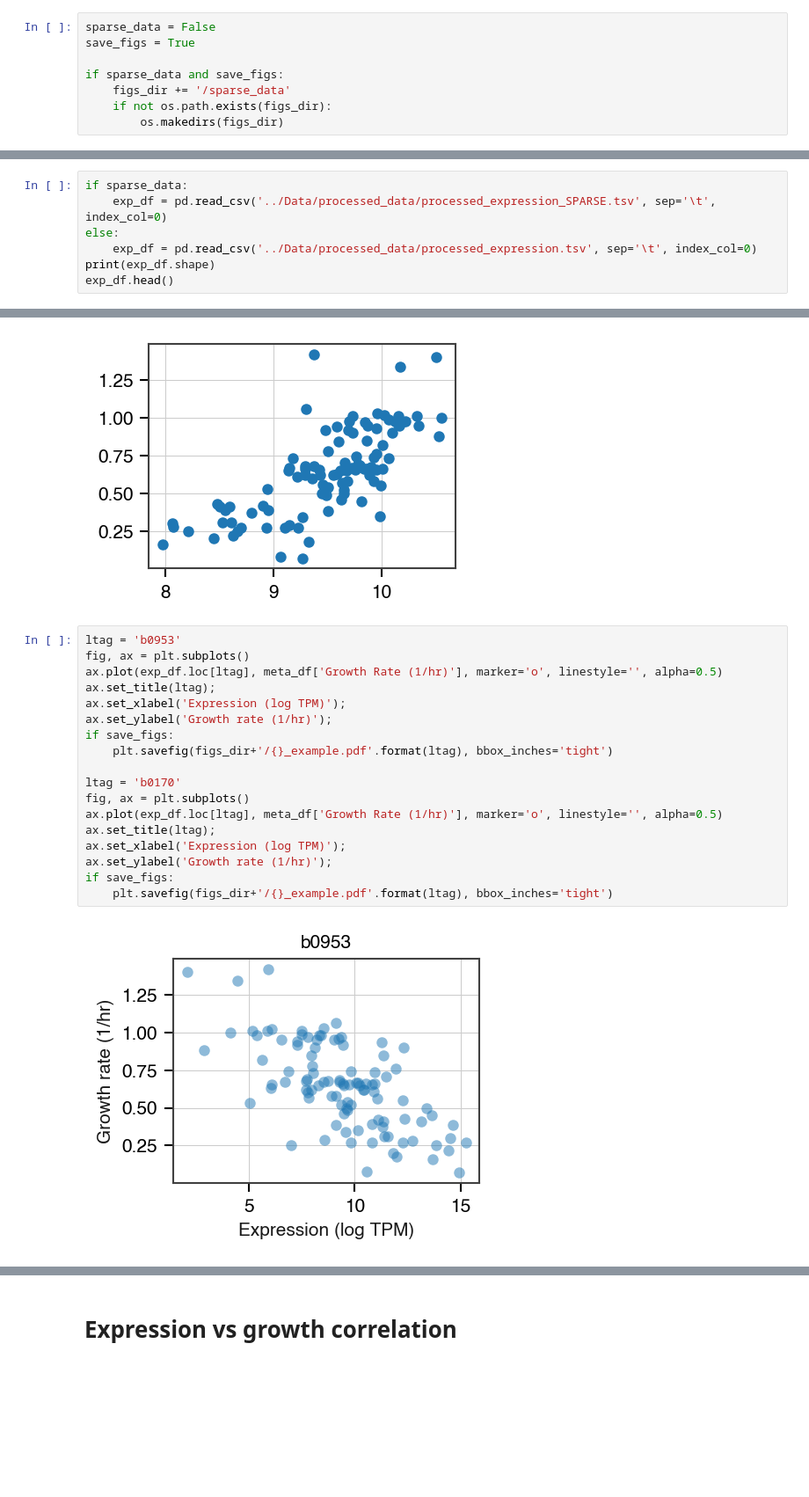
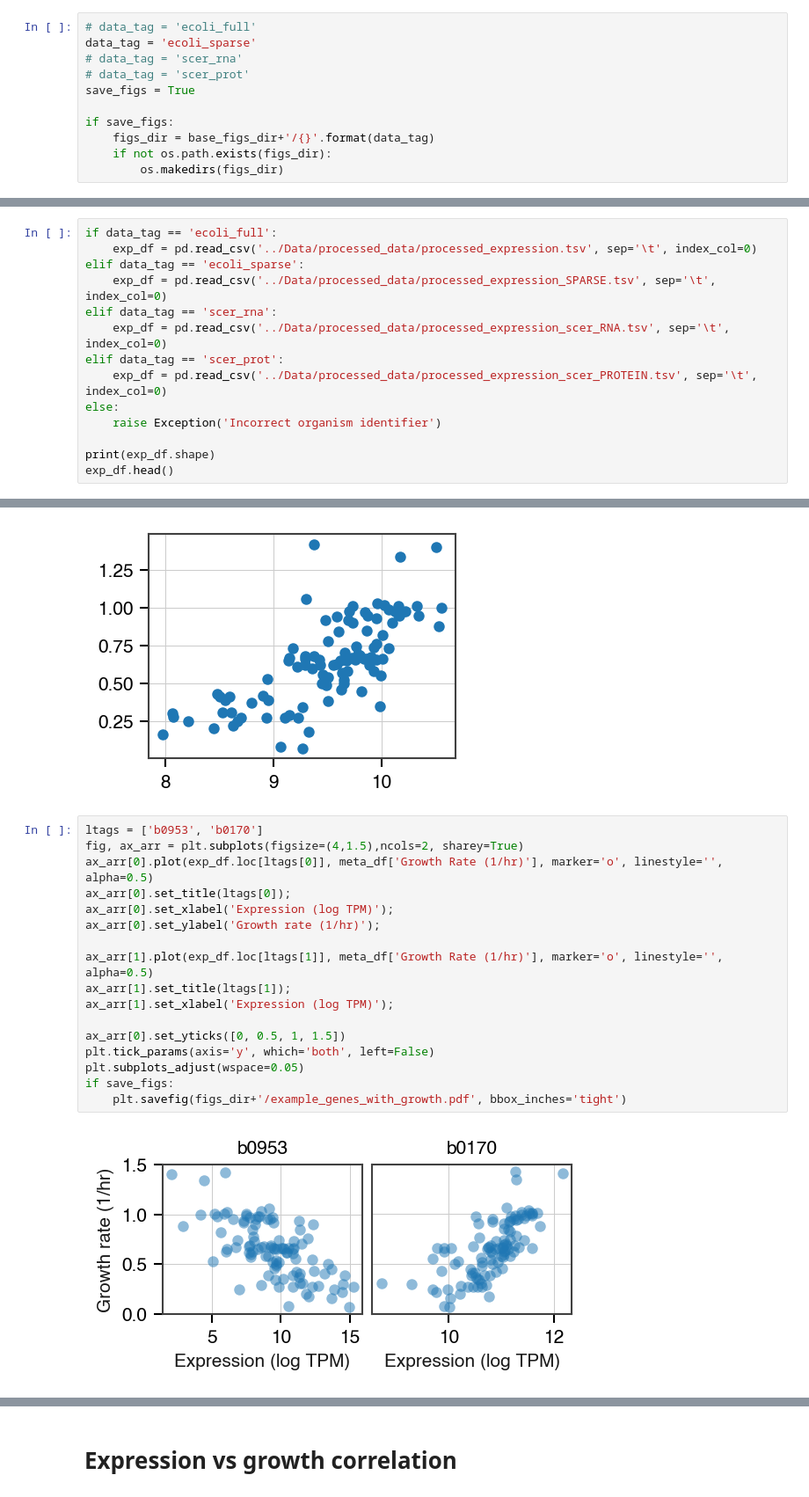
Before and after one commit to adamhockenberry/Growth-expression-translation, a Jupyter notebook: Code/4-explore_expression_and_growth.ipynb, the cells around one changed output, grey strips where cells are left out. Shown at 88% size. Saved outputs shown, nothing was run; the diff lists cells and outputs as text; blank space fills up the shorter version.

```diff
--- a/Code/4-explore_expression_and_growth.ipynb
+++ b/Code/4-explore_expression_and_growth.ipynb
@@ -25,9 +26,12 @@ The `sparse_data` flag refers to whether I want to use the "full" dataset of gen
 # %%
-sparse_data = False
+# data_tag = 'ecoli_full'
+data_tag = 'ecoli_sparse'
+# data_tag = 'scer_rna'
+# data_tag = 'scer_prot'
 save_figs = True
 
-if sparse_data and save_figs:
-    figs_dir += '/sparse_data'
+if save_figs:
+    figs_dir = base_figs_dir+'/{}'.format(data_tag)
     if not os.path.exists(figs_dir):
         os.makedirs(figs_dir)
 # %% [markdown]
@@ -50,9 +61,16 @@ meta_df.head()
 5 rows × 27 columns
 # %%
-if sparse_data:
+if data_tag == 'ecoli_full':
+    exp_df = pd.read_csv('../Data/processed_data/processed_expression.tsv', sep='\t', index_col=0)
+elif data_tag == 'ecoli_sparse':
     exp_df = pd.read_csv('../Data/processed_data/processed_expression_SPARSE.tsv', sep='\t', index_col=0)
+elif data_tag == 'scer_rna':
+    exp_df = pd.read_csv('../Data/processed_data/processed_expression_scer_RNA.tsv', sep='\t', index_col=0)
+elif data_tag == 'scer_prot':
+    exp_df = pd.read_csv('../Data/processed_data/processed_expression_scer_PROTEIN.tsv', sep='\t', index_col=0)
 else:
-    exp_df = pd.read_csv('../Data/processed_data/processed_expression.tsv', sep='\t', index_col=0)
+    raise Exception('Incorrect organism identifier')
+
 print(exp_df.shape)
 exp_df.head()
 # %% [output]
@@ -431,22 +459,21 @@ b2780 9.504768951630112
 [figure]
 [figure]
 # %%
-ltag = 'b0953'
-fig, ax = plt.subplots()
-ax.plot(exp_df.loc[ltag], meta_df['Growth Rate (1/hr)'], marker='o', linestyle='', alpha=0.5)
-ax.set_title(ltag);
-ax.set_xlabel('Expression (log TPM)');
-ax.set_ylabel('Growth rate (1/hr)');
+ltags = ['b0953', 'b0170']
+fig, ax_arr = plt.subplots(figsize=(4,1.5),ncols=2, sharey=True)
+ax_arr[0].plot(exp_df.loc[ltags[0]], meta_df['Growth Rate (1/hr)'], marker='o', linestyle='', alpha=0.5)
+ax_arr[0].set_title(ltags[0]);
+ax_arr[0].set_xlabel('Expression (log TPM)');
+ax_arr[0].set_ylabel('Growth rate (1/hr)');
+
+ax_arr[1].plot(exp_df.loc[ltags[1]], meta_df['Growth Rate (1/hr)'], marker='o', linestyle='', alpha=0.5)
+ax_arr[1].set_title(ltags[1]);
+ax_arr[1].set_xlabel('Expression (log TPM)');
+
+ax_arr[0].set_yticks([0, 0.5, 1, 1.5])
+plt.tick_params(axis='y', which='both', left=False)
+plt.subplots_adjust(wspace=0.05)
 if save_figs:
-    plt.savefig(figs_dir+'/{}_example.pdf'.format(ltag), bbox_inches='tight')
-
-ltag = 'b0170'
-fig, ax = plt.subplots()
-ax.plot(exp_df.loc[ltag], meta_df['Growth Rate (1/hr)'], marker='o', linestyle='', alpha=0.5)
-ax.set_title(ltag);
-ax.set_xlabel('Expression (log TPM)');
-ax.set_ylabel('Growth rate (1/hr)');
-if save_figs:
-    plt.savefig(figs_dir+'/{}_example.pdf'.format(ltag), bbox_inches='tight')
+    plt.savefig(figs_dir+'/example_genes_with_growth.pdf', bbox_inches='tight')
 # %% [output]
-[figure, old version]
+[figure, new version]
```
Also changed, not shown: parts of 23 cells of this notebook, 28 other files.
